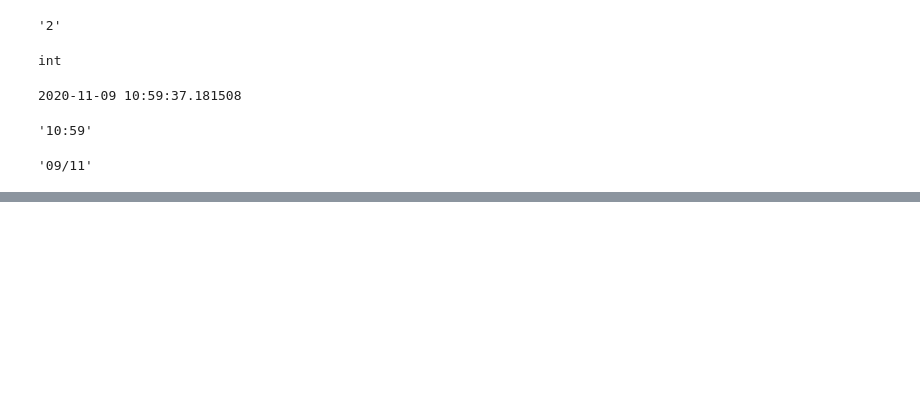
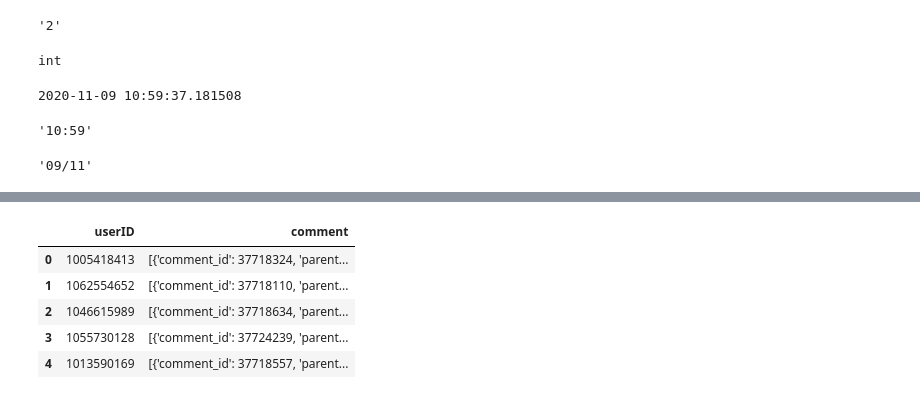
Before and after one commit to thuy4tbn99/crawl_vnexpress, a Jupyter notebook: scrapy_vnexpress/vnexpress/extract_itemcsv.ipynb, the cells around one changed output, grey strips where cells are left out. Cells and saved outputs as stored; diff of their text form; code cells hidden in the pictures; blank space fills up the shorter version.

```diff
--- a/scrapy_vnexpress/vnexpress/extract_itemcsv.ipynb
+++ b/scrapy_vnexpress/vnexpress/extract_itemcsv.ipynb
@@ -182,0 +192,10 @@ now_date
+# %%
+user_cmt = pd.read_csv('./data/user_comment.csv', nrows=5)
+user_cmt
+# %% [output]
+|  | userID | comment |
+| 0 | 1005418413 | [{'comment_id': 37718324, 'parent... |
+| 1 | 1062554652 | [{'comment_id': 37718110, 'parent... |
+| 2 | 1046615989 | [{'comment_id': 37718634, 'parent... |
+| 3 | 1055730128 | [{'comment_id': 37724239, 'parent... |
+| 4 | 1013590169 | [{'comment_id': 37718557, 'parent... |
```
Also changed, not shown: parts of 27 cells of this notebook, 14 other files.
